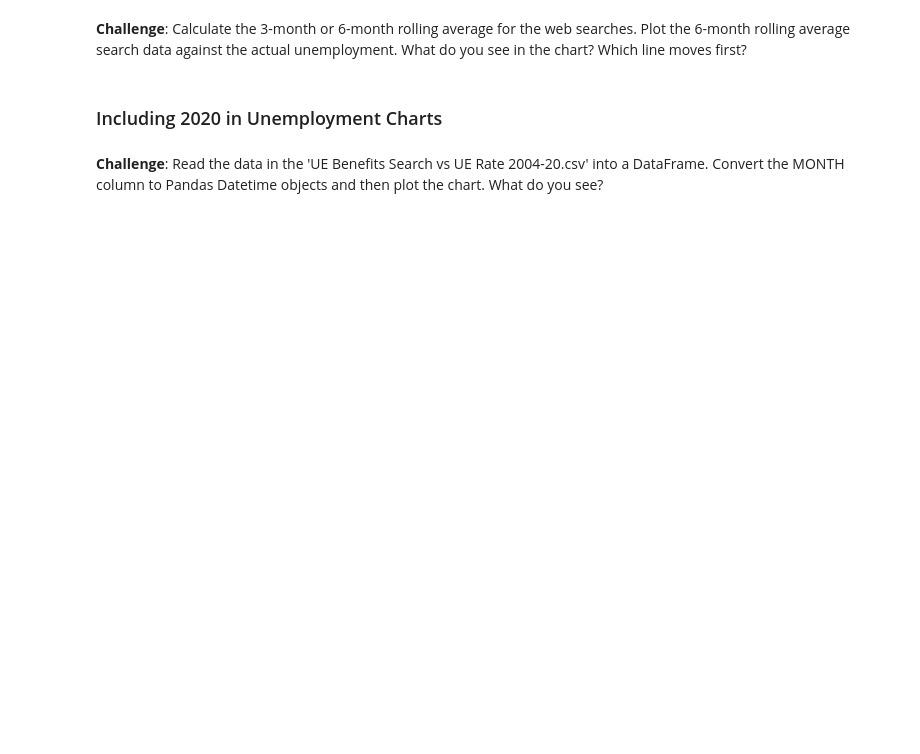
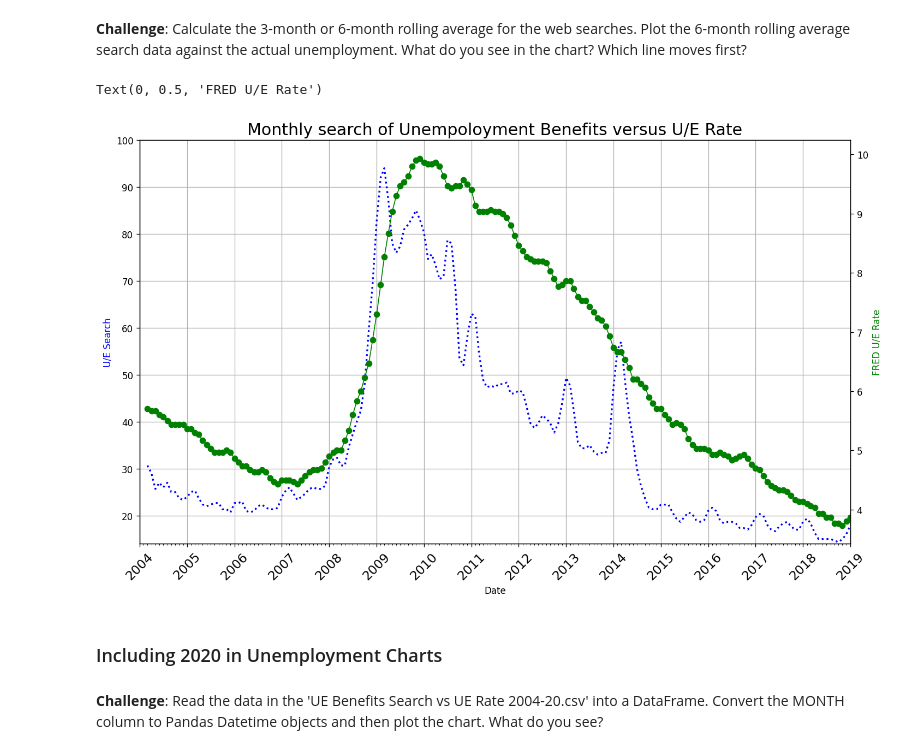
Before and after one commit to marcoman/experimental-100, a Jupyter notebook: 71-80/75/start/Google Trends Data Viz (start)/Google Trends and Data Visualisation (start).ipynb, the cells around one changed output. Saved outputs shown, nothing was run; the diff lists cells and outputs as text; code cells hidden in the pictures; blank space fills up the shorter version.

```diff
--- a/71-80/75/start/Google Trends Data Viz (start)/Google Trends and Data Visualisation (start).ipynb
+++ b/71-80/75/start/Google Trends Data Viz (start)/Google Trends and Data Visualisation (start).ipynb
@@ -586,5 +716,56 @@ Text(0, 0.5, 'TSLA Stock Price')
 # %% [markdown]
 **Challenge**: Calculate the 3-month or 6-month rolling average for the web searches. Plot the 6-month rolling average search data against the actual unemployment. What do you see in the chart? Which line moves first?
+# %%
+#df_unemployment_smooth = df_unemployment.rolling(window=3).mean()
+df_unemployment_smooth = df_unemployment[['UE_BENEFITS_WEB_SEARCH', 'UNRATE']].rolling(window=3).mean()
+
+years = mdates.YearLocator()
+months = mdates.MonthLocator()
+years_fmt = mdates.DateFormatter('%Y')
+
+plt.figure(figsize=(14,8),
+           dpi=120)
+plt.xticks(size=14,
+           rotation=45)
+plt.title('Monthly search of Unempoloyment Benefits versus U/E Rate',
+          fontsize=18
+          )
+
+plt.grid(True)
+ax1 = plt.gca()
+ax2 = ax1.twinx()
+
+ax1.set_ylim([df_unemployment.UE_BENEFITS_WEB_SEARCH.min(), df_unemployment.UE_BENEFITS_WEB_SEARCH.max()])
+ax1.set_xlim(df_unemployment.MONTH.min(), df_unemployment.MONTH.max())
+
+ax1.plot(df_unemployment.MONTH,
+         df_unemployment_smooth.UE_BENEFITS_WEB_SEARCH,
+         label='UE Search',
+         color='blue',
+         linewidth=2,
+         linestyle=':'
+         )
+ax2.plot(df_unemployment.MONTH,
+         df_unemployment_smooth.UNRATE,
+         label='UE Rate',
+         color = 'g',
+         linewidth=1,
+         linestyle='-',
+         marker='o'
+         )
+
+# format the tick
+ax1.xaxis.set_major_locator(years)
+ax1.xaxis.set_minor_locator(months)
+ax1.xaxis.set_major_formatter(years_fmt)
+
+
+ax1.set_xlabel('Date')
+ax1.set_ylabel('U/E Search', color='blue')
+ax2.set_ylabel('FRED U/E Rate', color='green')
+# %% [output]
+Text(0, 0.5, 'FRED U/E Rate')
+[figure, added]
 # %% [markdown]
 ### Including 2020 in Unemployment Charts
 # %% [markdown]
```
Also changed, not shown: parts of 9 cells of this notebook, 1 other file.
